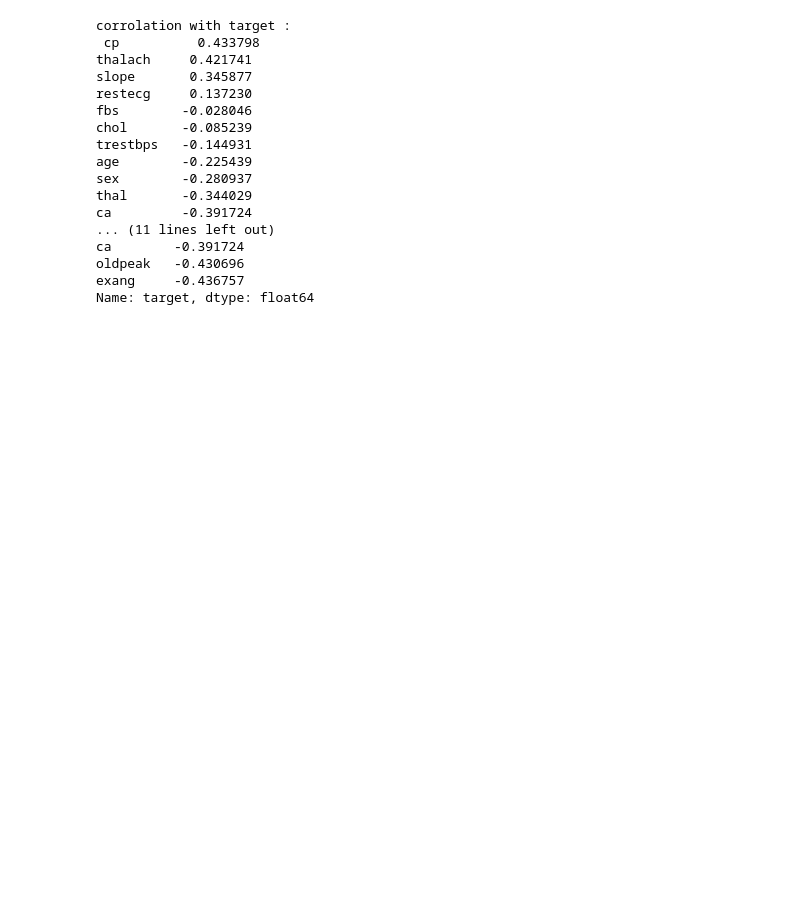
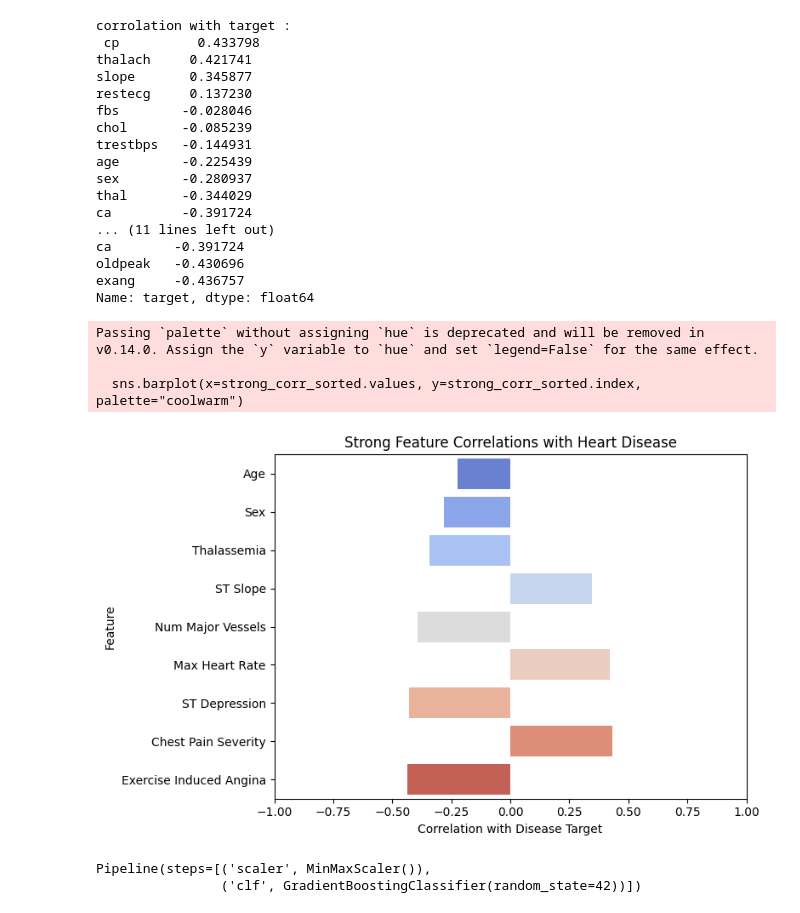
Before and after one commit to Majdi2224/heart-disease-prediction, a Jupyter notebook: heart_disease_ml.ipynb, the cells around one changed output. Saved outputs shown, nothing was run; the diff lists cells and outputs as text; code cells hidden in the pictures; blank space fills up the shorter version.

```diff
--- a/heart_disease_ml.ipynb
+++ b/heart_disease_ml.ipynb
@@ -139,3 +144,41 @@ ca        -0.391724
 oldpeak   -0.430696
 exang     -0.436757
 Name: target, dtype: float64
+# %%
+# Rename for plotting
+
+rename_dict = {
+    "cp": "Chest Pain Severity",
+    "thalach": "Max Heart Rate",
+    "slope": "ST Slope",
+    "restecg": "Resting ECG",
+    "fbs": "Fasting Blood Sugar",
+    "chol": "Cholesterol",
+    "trestbps": "Resting BP",
+    "age": "Age",
+    "sex": "Sex",
+    "thal": "Thalassemia",
+    "ca": "Num Major Vessels",
+    "oldpeak": "ST Depression",
+    "exang": "Exercise Induced Angina"
+}
+
+strong_corr_readable = strong_corr_with_target.rename(rename_dict)
+# %%
+# plotting the strong corr features with the target so i can enginear features later on
+
+strong_corr_sorted = strong_corr_readable.reindex(strong_corr_readable.abs().sort_values(ascending=True).index)
+
+plt.figure(figsize=(8,5))
+sns.barplot(x=strong_corr_sorted.values, y=strong_corr_sorted.index, palette="coolwarm")
+plt.title("Strong Feature Correlations with Heart Disease")
+plt.xlabel("Correlation with Disease Target")
+plt.ylabel("Feature")
+plt.xlim(-1, 1)
+plt.tight_layout()
+plt.show()
+# %% [output]
+Passing `palette` without assigning `hue` is deprecated and will be removed in v0.14.0. Assign the `y` variable to `hue` and set `legend=False` for the same effect.
+
+  sns.barplot(x=strong_corr_sorted.values, y=strong_corr_sorted.index, palette="coolwarm")
+[figure, added]
@@ -141,0 +214,8 @@ Name: target, dtype: float64
+# %%
+# fitting (training) the models
+lr_pipe.fit(X_train,y_train)
+rf_pipe.fit(X_train,y_train)
+gb_pipe.fit(X_train,y_train)
+# %% [output]
+Pipeline(steps=[('scaler', MinMaxScaler()),
+                ('clf', GradientBoostingClassifier(random_state=42))])
```
Also changed, not shown: parts of 4 cells of this notebook, 1 other file.
